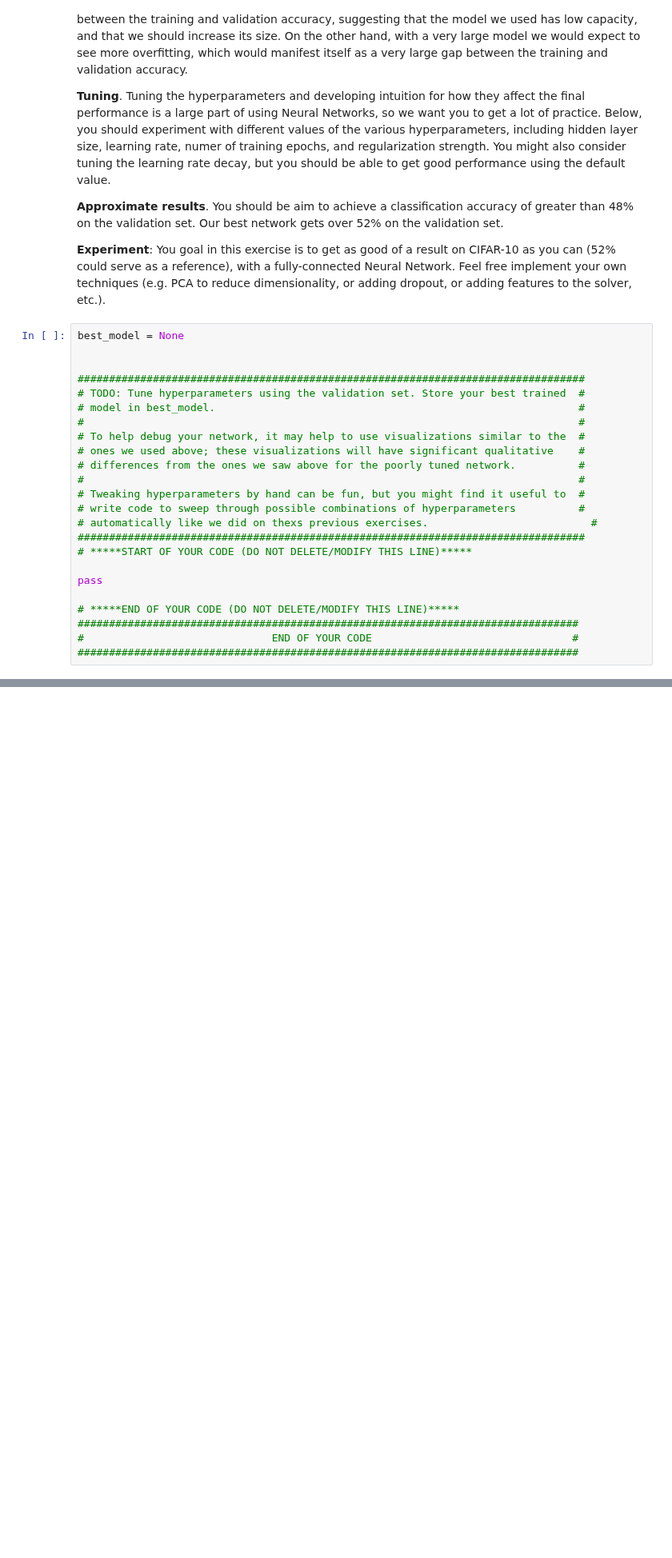
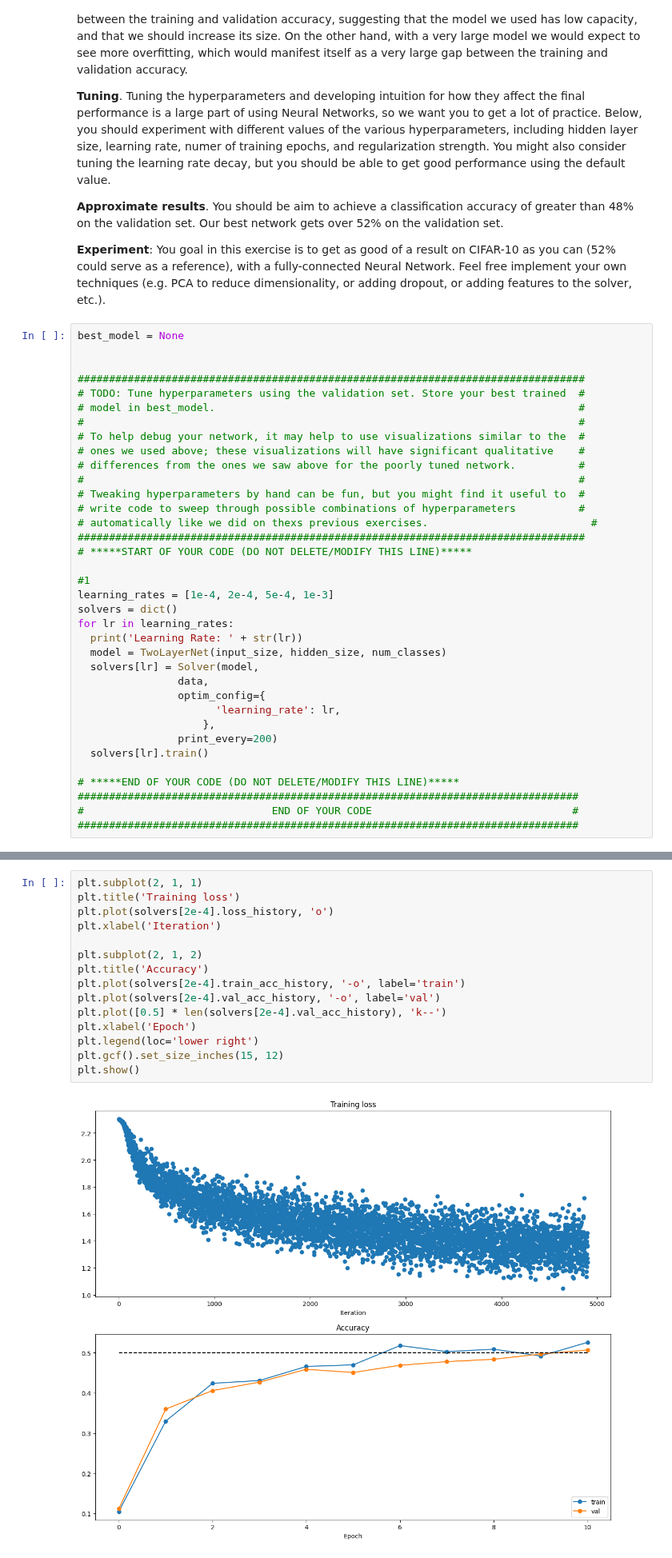
Before and after one commit to tymurs1/Stanford_CNN_2023, a Jupyter notebook: assignment1/two_layer_net.ipynb, the cells around one changed output, grey strips where cells are left out. Shown at 80% size. Drawn from its saved outputs; the diff is of its cells as text; blank space fills up the shorter version.

```diff
--- a/assignment1/two_layer_net.ipynb
+++ b/assignment1/two_layer_net.ipynb
@@ -371,7 +453,19 @@ best_model = None
 #################################################################################
 # *****START OF YOUR CODE (DO NOT DELETE/MODIFY THIS LINE)*****
 
-pass
+#1
+learning_rates = [1e-4, 2e-4, 5e-4, 1e-3]
+solvers = dict()
+for lr in learning_rates:
+  print('Learning Rate: ' + str(lr))
+  model = TwoLayerNet(input_size, hidden_size, num_classes)
+  solvers[lr] = Solver(model,
+                data,
+                optim_config={
+                      'learning_rate': lr,
+                    },
+                print_every=200)
+  solvers[lr].train()
 
 # *****END OF YOUR CODE (DO NOT DELETE/MODIFY THIS LINE)*****
 ################################################################################
@@ -379,0 +482,17 @@ pass
+# %%
+plt.subplot(2, 1, 1)
+plt.title('Training loss')
+plt.plot(solvers[2e-4].loss_history, 'o')
+plt.xlabel('Iteration')
+
+plt.subplot(2, 1, 2)
+plt.title('Accuracy')
+plt.plot(solvers[2e-4].train_acc_history, '-o', label='train')
+plt.plot(solvers[2e-4].val_acc_history, '-o', label='val')
+plt.plot([0.5] * len(solvers[2e-4].val_acc_history), 'k--')
+plt.xlabel('Epoch')
+plt.legend(loc='lower right')
+plt.gcf().set_size_inches(15, 12)
+plt.show()
+# %% [output]
+[figure, added]
```
Also changed, not shown: parts of 42 cells of this notebook.
